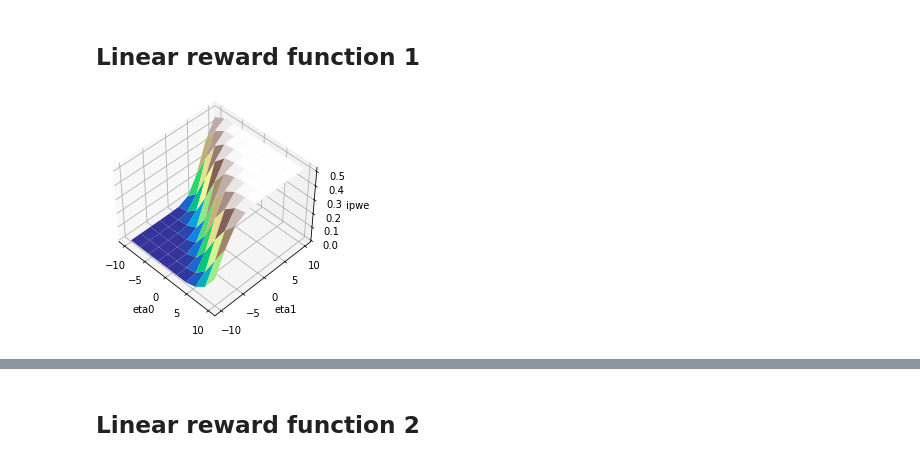
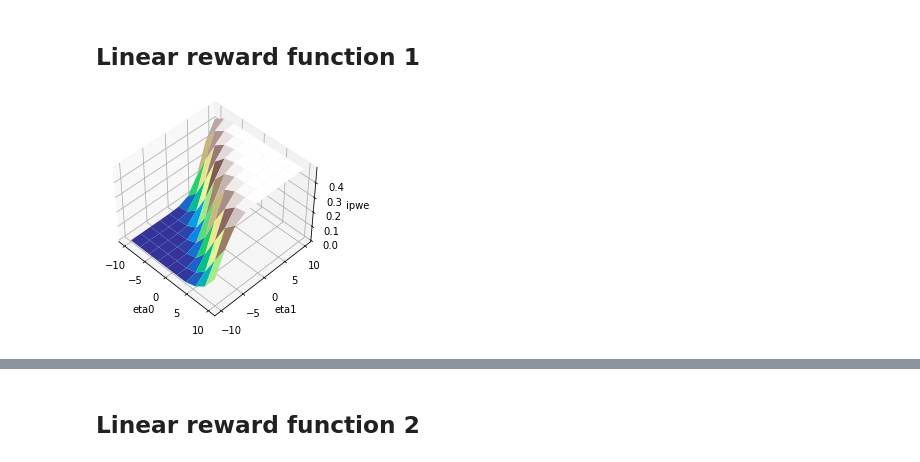
Before and after one commit to ideechy/Fairness-Learning, a Jupyter notebook: fair-optimization.ipynb, the cells around one changed output, grey strips where cells are left out. Saved outputs shown, nothing was run; the diff lists cells and outputs as text; code cells hidden in the pictures.

```diff
--- a/fair-optimization.ipynb
+++ b/fair-optimization.ipynb
@@ -25,6 +25,6 @@ r_star_train, r_star_test = r_star[:5000], r_star[5000:]
 r_train, r_test = r[:5000], r[5000:]
 # %%
 fairopt = FairOptimization(s_train, a_train, y_train, r_train)
-reward_3d(fairopt, 'ipwe', [None, None], [(-10, 10), (-10, 10)])
+reward_3d(fairopt, 'ipwe', [None, None], [(-10, 10), (-10, 10)], estimation_args={'deterministic': False})
 # %% [output]
-[figure, old version]
+[figure, new version]
```
Also changed, not shown: parts of 7 cells of this notebook, 3 other files.
